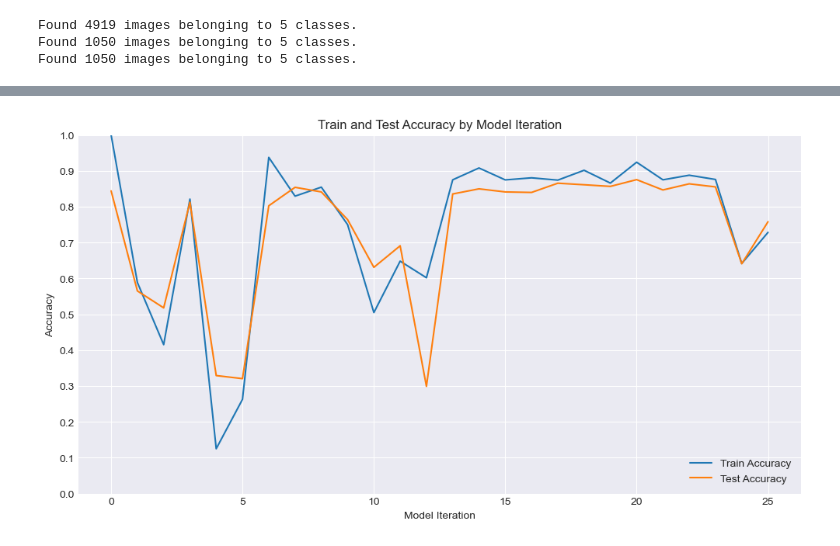
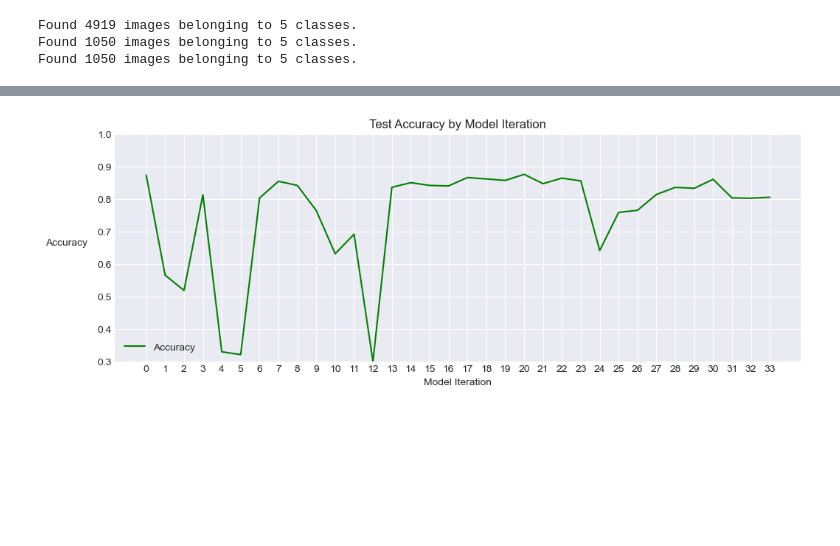
Before and after one commit to dman01337/LMIS_Image_Classification, a Jupyter notebook: EDA.ipynb, the cells around one changed output, grey strips where cells are left out. Cells and saved outputs as stored; diff of their text form; code cells hidden in the pictures; blank space fills up the shorter version.

```diff
--- a/EDA.ipynb
+++ b/EDA.ipynb
@@ -2606,21 +2990,24 @@ multi_results_df
 # %%
-# Display a graph of accuracy for the training and test sets by model iteration
+
+# Load the data
 multi_results_df = pd.read_csv('data/multi_results.csv')
-# remove index 21
+# Remove index 21
 multi_results_df = multi_results_df.drop(21)
 multi_results_df = multi_results_df.reset_index(drop=True)
 
-plt.plot(multi_results_df['Train Accuracy'], label='Train Accuracy')
-plt.plot(multi_results_df['Test Accuracy'], label = 'Test Accuracy')
-plt.xlabel('Model Iteration')
-plt.ylabel('Accuracy')
-plt.ylim([0, 1])
-plt.title('Train and Test Accuracy by Model Iteration')
-plt.legend(loc='lower right')
-# yticks every 0.1
-plt.yticks(np.arange(0, 1.1, 0.1))
-# size the plot
-plt.gcf().set_size_inches(12, 6)
+# Create the plot for Accuracy
+fig, ax2 = plt.subplots(figsize=(12, 4))
+
+ax2.set_title('Test Accuracy by Model Iteration')
+ax2.plot(multi_results_df['Test Accuracy'], label='Accuracy', color='green')
+ax2.set_xlabel('Model Iteration')
+ax2.set_ylabel('Accuracy', rotation=0, labelpad=30)
+ax2.set_ylim([0.3, 1])
+ax2.legend(loc='lower left')
+ax2.set_yticks(np.arange(0.3, 1.1, 0.1))
+ax2.set_xticks(np.arange(0, 34, 1))
+
+# Display the plot
 plt.show()
 # %% [output]
-[figure, old version]
+[figure, new version]
```
Also changed, not shown: parts of 25 cells of this notebook, 12 other files.
